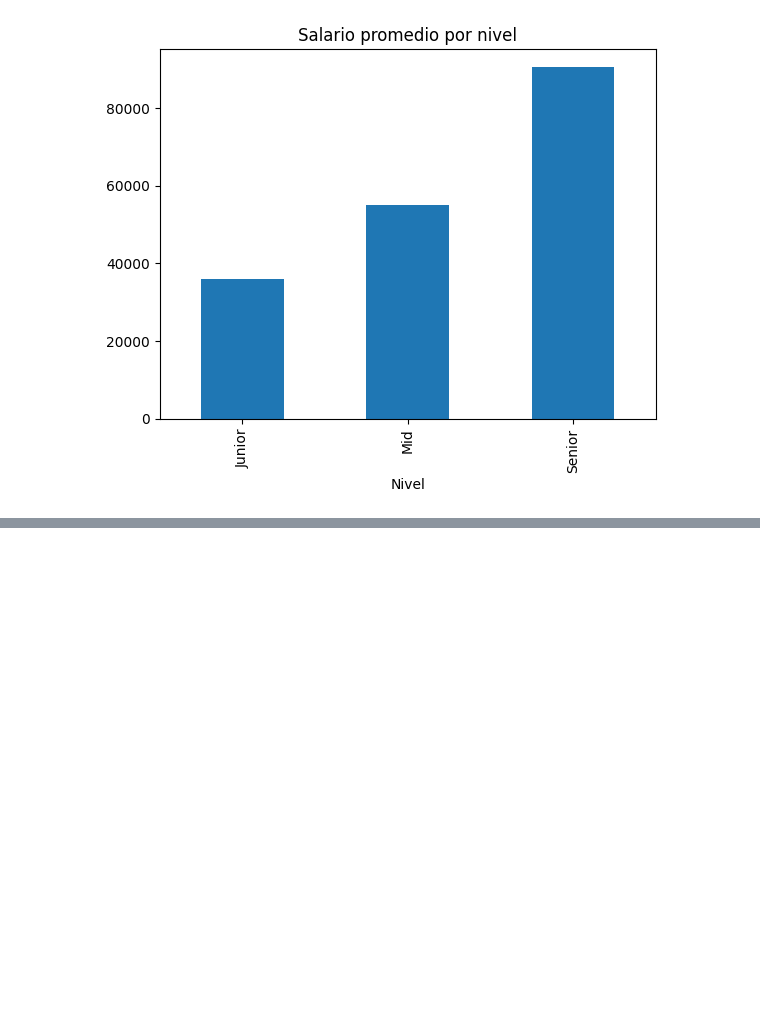
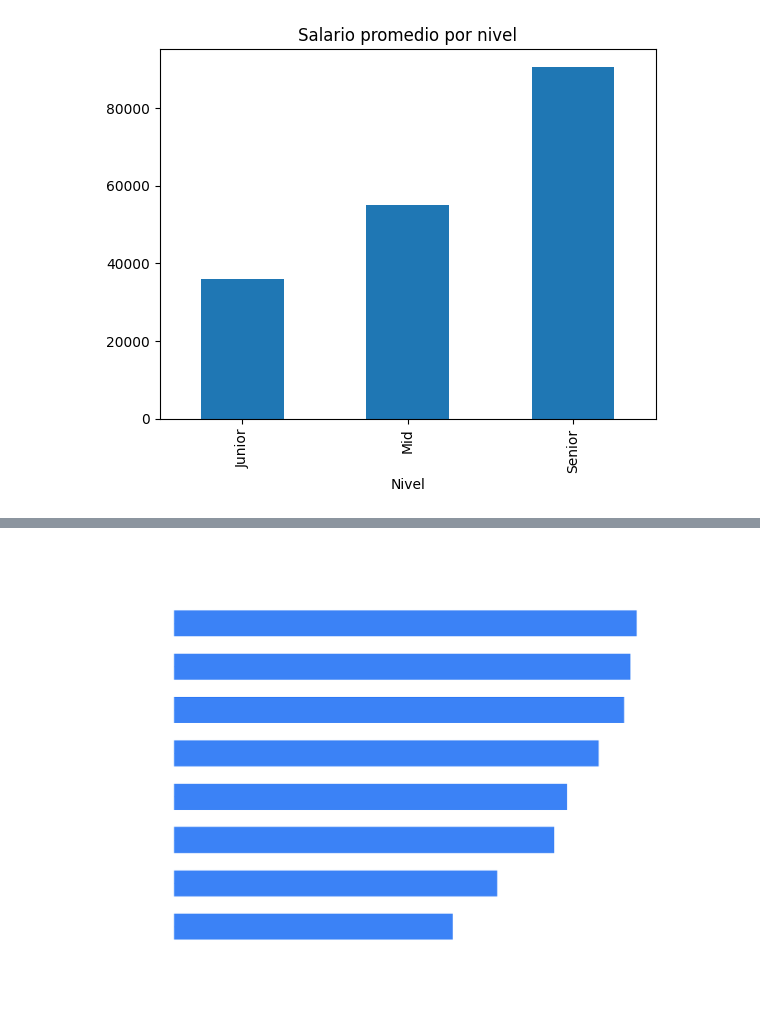
Before and after one commit to Jhoneprez/analisis-mercado-analistas-datos, a Jupyter notebook: python/analisis_mercado_analistas.ipynb, the cells around one changed output, grey strips where cells are left out. Drawn from its saved outputs; the diff is of its cells as text; code cells hidden in the pictures; blank space fills up the shorter version.

Commit message:
Completa codigo, agrega imagenes y actualiza README

```diff
--- a/python/analisis_mercado_analistas.ipynb
+++ b/python/analisis_mercado_analistas.ipynb
@@ -191,3 +191,14 @@ plt.title("Salario promedio por nivel")
 plt.show()
 # %% [output]
 [figure]
+# %%
+conteo_paises = df['País'].value_counts()
+
+porcentaje_paises = df['País'].value_counts(normalize=True) * 100
+
+# Muestra los resultados en una tabla limpia
+tabla_distribucion = pd.DataFrame({
+    'Total Ofertas': conteo_paises,
+    'Porcentaje (%)': porcentaje_paises.round(2)
+})
+tabla_distribucion
@@ -193,0 +216,80 @@ plt.show()
+# %%
+# 1. Configurar el lienzo transparente y de alta resolución
+fig, ax = plt.subplots(figsize=(11, 6), facecolor="none", edgecolor="none", dpi=300)
+
+# Extraer tus datos reales
+top_paises = conteo_paises.head(15)
+
+# 2. Dibujar las barras con un azul vibrante
+bars = ax.barh(
+    top_paises.index,
+    top_paises.values,
+    color="#3b82f6",  # Azul eléctrico (Gran contraste en modo oscuro)
+    edgecolor="none",
+    height=0.6,
+)
+
+# 3. Asignar márgenes amplios para que los nombres de los países no se corten a la izquierda
+plt.subplots_adjust(left=0.28, right=0.88, top=0.88, bottom=0.15)
+
+# 4. TÍTULOS Y ETIQUETAS EN COLOR BLANCO ENÉRGICO
+ax.set_title(
+    "Distribución de Ofertas Laborales por País de Procedencia",
+    fontsize=14,
+    pad=25,
+    fontweight="bold",
+    color="#ffffff",  # Título blanco
+    loc="left",
+)
+ax.set_xlabel(
+    "Cantidad de Ofertas Laborales", fontsize=11, labelpad=12, color="#ffffff"  # Etiqueta X blanca
+)
+
+# 5. SOLUCIÓN AL ERROR: Forzar que los textos de los ejes sean blancos
+# Esto cambia el color de los nombres de los países (eje Y) y los números inferiores (eje X)
+ax.tick_params(axis="both", colors="#ffffff", labelsize=11)
+plt.setp(ax.get_xticklabels(), color="#ffffff")
+plt.setp(ax.get_yticklabels(), color="#ffffff")
+
+# Evitar desbordamientos en la derecha dando margen extra dinámico
+ax.set_xlim(0, max(top_paises.values) * 1.18)
+
+# Invertir el eje para mostrar el más alto arriba
+ax.invert_yaxis()
+
+# 6. Eliminar bordes negros de la caja de la gráfica
+for spine in ["top", "right", "left", "bottom"]:
+    ax.spines[spine].set_visible(False)
+
+# 7. Agregar los números exactos al final de cada barra en color blanco
+for bar in bars:
+    width = bar.get_width()
+    ax.text(
+        width + (max(top_paises.values) * 0.015),
+        bar.get_y() + bar.get_height() / 2,
+        f"{int(width):,}",
+        va="center",
+        ha="left",
+        fontsize=11,
+        fontweight="bold",
+        color="#ffffff",  # Valor de la barra blanco
+    )
+
+# 8. Cuadrícula vertical ultra sutil adaptada para modo oscuro
+ax.grid(axis="x", linestyle=":", alpha=0.15, color="#ffffff")
+ax.set_axisbelow(True)
+
+# =======================================================
+# 9. EXPORTACIÓN CON TRANSPARENCIA REAL
+# =======================================================
+"""plt.savefig(
+    "distribucion_paises.png",
+    dpi=300,
+    bbox_inches="tight",
+    transparent=True,
+    facecolor="none",
+)"""
+
+plt.show()
+# %% [output]
+[figure, added]
```
Also changed, not shown: parts of 4 cells of this notebook, 4 other files.
